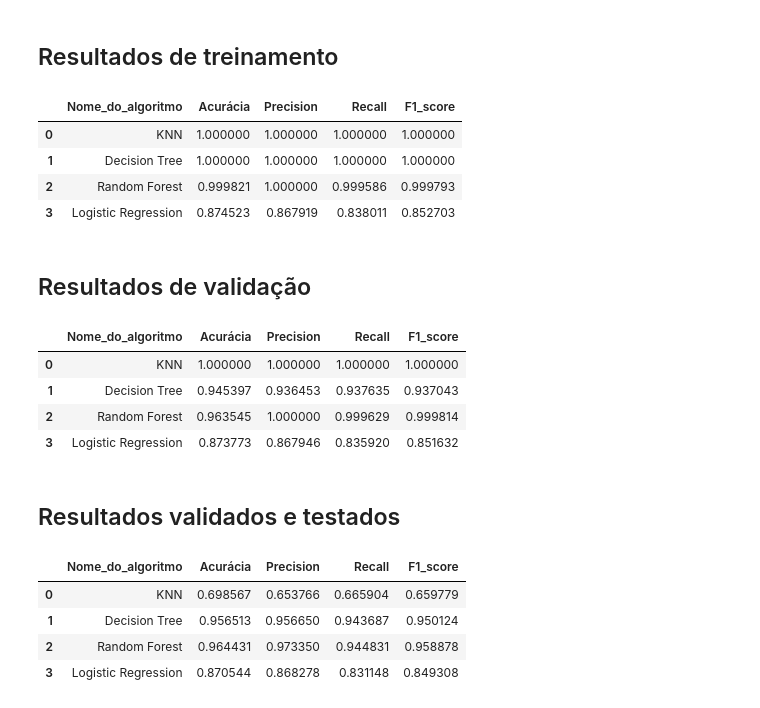
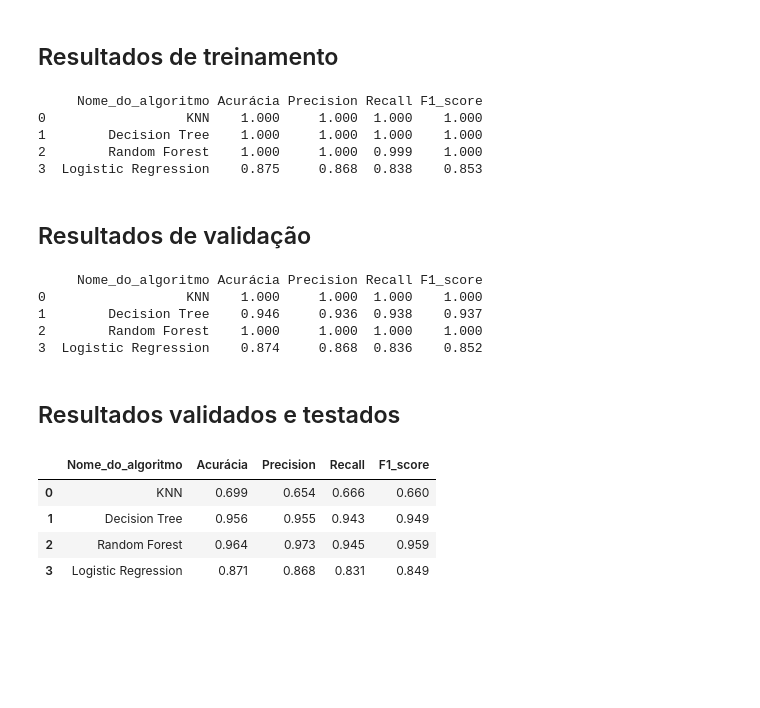
Before and after one commit to alvaro-morais-png/ensaio-machine-learning, a Jupyter notebook: ensaios/classificacao/classificacao_teste.ipynb, the cells around one changed output. Cells and saved outputs as stored; diff of their text form; code cells hidden in the pictures; blank space fills up the shorter version.

```diff
--- a/ensaios/classificacao/classificacao_teste.ipynb
+++ b/ensaios/classificacao/classificacao_teste.ipynb
@@ -490,14 +488,20 @@ resultados_train.loc[1] = ['Decision Tree', acc_train_dt, precision_train_dt, re
 resultados_train.loc[2] = ['Random Forest', acc_train_rf, precision_train_rf, recall_train_rf, f1_score_train_rf]
 resultados_train.loc[3] = ['Logistic Regression', acc_train_lr, precision_train_lr, recall_train_lr, f1_score_train_lr]
 
+# Transforma em para números com 3 casas
+resultados_train['Acurácia'] = resultados_train['Acurácia'].apply(lambda x: f"{x:.3f}")
+resultados_train['Precision'] = resultados_train['Precision'].apply(lambda x: f"{x:.3f}")
+resultados_train['Recall'] = resultados_train['Recall'].apply(lambda x: f"{x:.3f}")
+resultados_train['F1_score'] = resultados_train['F1_score'].apply(lambda x: f"{x:.3f}")
+
 resultados_train = resultados_train.reset_index(drop=True)
-resultados_train
+print(resultados_train)
 # %% [output]
-|  | Nome_do_algoritmo | Acurácia | Precision | Recall | F1_score |
-| 0 | KNN | 1.000000 | 1.000000 | 1.000000 | 1.000000 |
-| 1 | Decision Tree | 1.000000 | 1.000000 | 1.000000 | 1.000000 |
-| 2 | Random Forest | 0.999821 | 1.000000 | 0.999586 | 0.999793 |
-| 3 | Logistic Regression | 0.874523 | 0.867919 | 0.838011 | 0.852703 |
+     Nome_do_algoritmo Acurácia Precision Recall F1_score
+0                  KNN    1.000     1.000  1.000    1.000
+1        Decision Tree    1.000     1.000  1.000    1.000
+2        Random Forest    1.000     1.000  0.999    1.000
+3  Logistic Regression    0.875     0.868  0.838    0.853
 # %% [markdown]
 ## Resultados de validação
 # %%
@@ -510,31 +514,43 @@ resultados_val.loc[1] = ['Decision Tree', acc_val_dt, precision_val_dt, recall_v
 resultados_val.loc[2] = ['Random Forest', acc_val_rf, precision_val_rf, recall_val_rf, f1_score_val_rf]
 resultados_val.loc[3] = ['Logistic Regression', acc_val_lr, precision_val_lr, recall_val_lr, f1_score_val_lr]
 
+# Transforma em para números com 3 casas
+resultados_val['Acurácia'] = resultados_val['Acurácia'].apply(lambda x: f"{x:.3f}")
+resultados_val['Precision'] = resultados_val['Precision'].apply(lambda x: f"{x:.3f}")
+resultados_val['Recall'] = resultados_val['Recall'].apply(lambda x: f"{x:.3f}")
+resultados_val['F1_score'] = resultados_val['F1_score'].apply(lambda x: f"{x:.3f}")
+
 resultados_val = resultados_val.reset_index(drop=True)
-resultados_val
+print(resultados_val)
 # %% [output]
-|  | Nome_do_algoritmo | Acurácia | Precision | Recall | F1_score |
-| 0 | KNN | 1.000000 | 1.000000 | 1.000000 | 1.000000 |
-| 1 | Decision Tree | 0.945397 | 0.936453 | 0.937635 | 0.937043 |
-| 2 | Random Forest | 0.963545 | 1.000000 | 0.999629 | 0.999814 |
-| 3 | Logistic Regression | 0.873773 | 0.867946 | 0.835920 | 0.851632 |
+     Nome_do_algoritmo Acurácia Precision Recall F1_score
+0                  KNN    1.000     1.000  1.000    1.000
+1        Decision Tree    0.946     0.936  0.938    0.937
+2        Random Forest    1.000     1.000  1.000    1.000
+3  Logistic Regression    0.874     0.868  0.836    0.852
 # %% [markdown]
 ## Resultados validados e testados
 # %%
 # criar tabela com os resultados da performace dos algorítimos de classificação com dados de teste
 resultados_test = pd.DataFrame(columns=['Nome_do_algoritmo', 'Acurácia', 'Precision', 'Recall', 'F1_score'])
 
 # adicionar os resultados do KNN à tabela
 resultados_test.loc[0] = ['KNN',  acc_test_knn, precision_knn, recall_knn, f1_score_knn]
 resultados_test.loc[1] = ['Decision Tree', acc_test_dt, precision_dt, recall_dt, f1_score_dt]
 resultados_test.loc[2] = ['Random Forest', acc_test_rf, precision_rf, recall_rf, f1_score_rf]
 resultados_test.loc[3] = ['Logistic Regression', acc_test_lr, precision_lr, recall_lr, f1_score_lr]
 
+# Transforma em para números com 3 casas
+resultados_test['Acurácia'] = resultados_test['Acurácia'].apply(lambda x: f"{x:.3f}")
+resultados_test['Precision'] = resultados_test['Precision'].apply(lambda x: f"{x:.3f}")
+resultados_test['Recall'] = resultados_test['Recall'].apply(lambda x: f"{x:.3f}")
+resultados_test['F1_score'] = resultados_test['F1_score'].apply(lambda x: f"{x:.3f}")
+
 resultados_test = resultados_test.reset_index(drop=True)
 resultados_test
 # %% [output]
 |  | Nome_do_algoritmo | Acurácia | Precision | Recall | F1_score |
-| 0 | KNN | 0.698567 | 0.653766 | 0.665904 | 0.659779 |
-| 1 | Decision Tree | 0.956513 | 0.956650 | 0.943687 | 0.950124 |
-| 2 | Random Forest | 0.964431 | 0.973350 | 0.944831 | 0.958878 |
-| 3 | Logistic Regression | 0.870544 | 0.868278 | 0.831148 | 0.849308 |
+| 0 | KNN | 0.699 | 0.654 | 0.666 | 0.660 |
+| 1 | Decision Tree | 0.956 | 0.955 | 0.943 | 0.949 |
+| 2 | Random Forest | 0.964 | 0.973 | 0.945 | 0.959 |
+| 3 | Logistic Regression | 0.871 | 0.868 | 0.831 | 0.849 |
```
Also changed, not shown: parts of 11 cells of this notebook, 4 other files.
